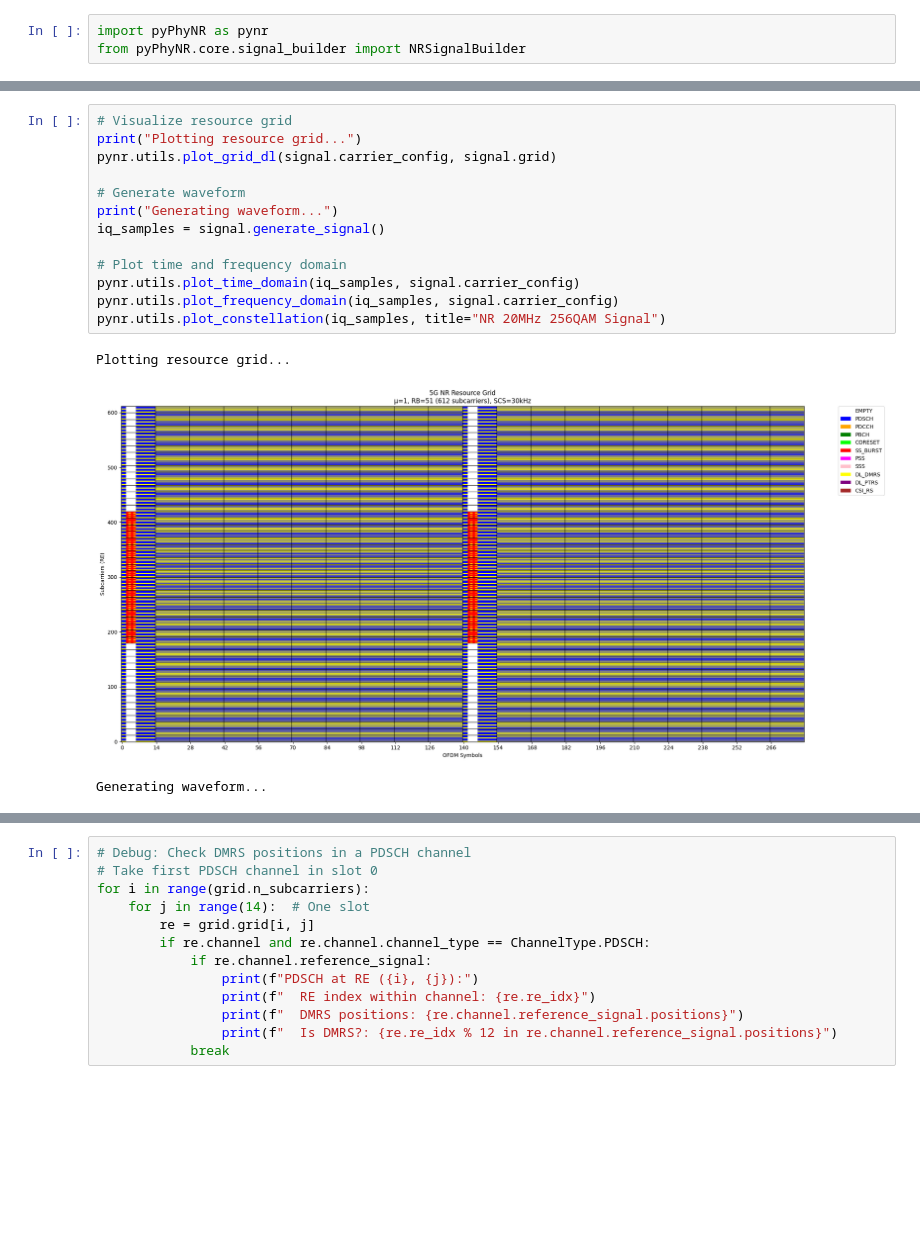
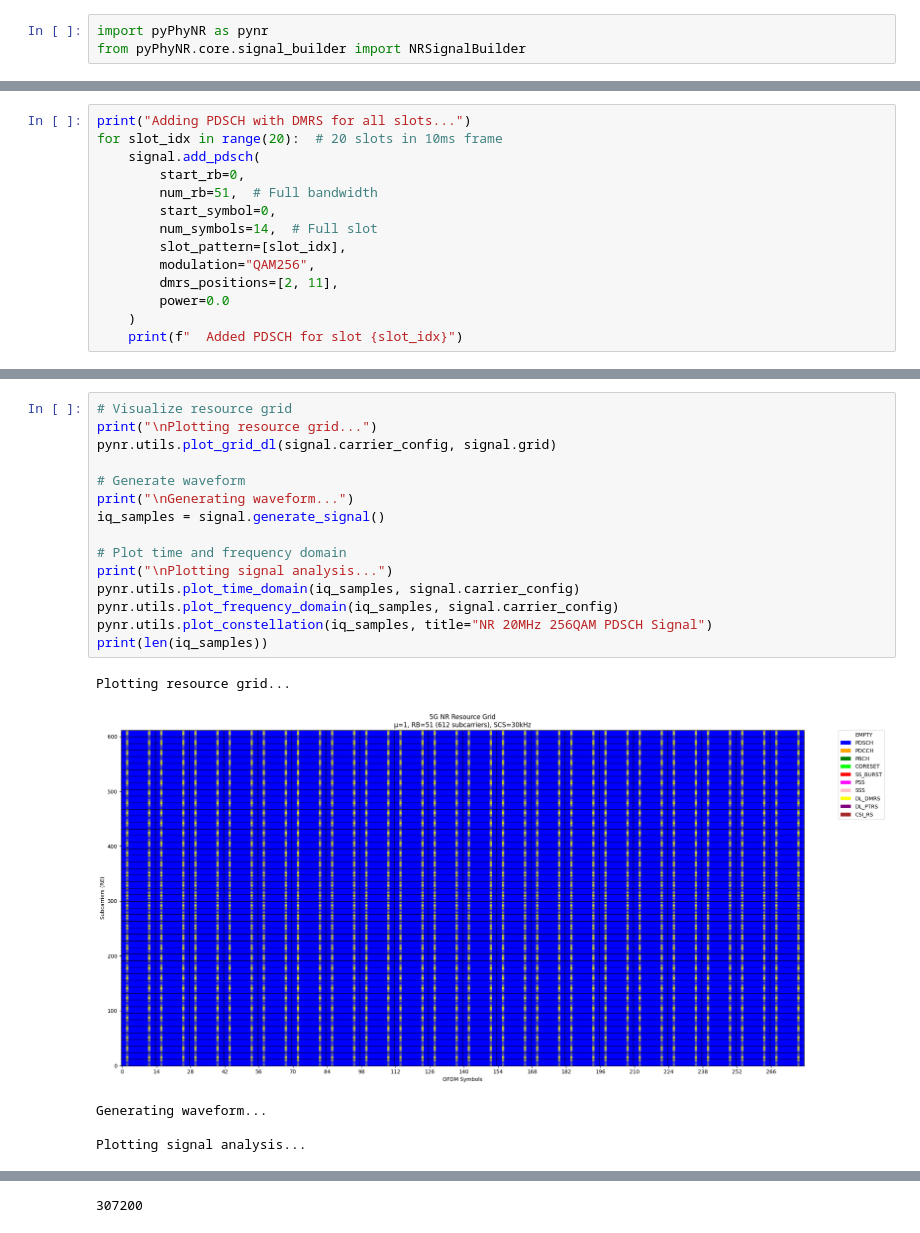
Before and after one commit to kir812/pyPhyNR, a Jupyter notebook: notebooks/nr20m_256qam_test.ipynb, the cells around one changed output, grey strips where cells are left out. Saved outputs shown, nothing was run; the diff lists cells and outputs as text; blank space fills up the shorter version.

Commit message:
Simplified dmrs generation for PDSCH
dmrs gen for PDSCH

```diff
--- a/notebooks/nr20m_256qam_test.ipynb
+++ b/notebooks/nr20m_256qam_test.ipynb
@@ -132,0 +30,14 @@ signal.add_pdsch(
+# %%
+print("Adding PDSCH with DMRS for all slots...")
+for slot_idx in range(20):  # 20 slots in 10ms frame
+    signal.add_pdsch(
+        start_rb=0,
+        num_rb=51,  # Full bandwidth
+        start_symbol=0,
+        num_symbols=14,  # Full slot
+        slot_pattern=[slot_idx],
+        modulation="QAM256",
+        dmrs_positions=[2, 11],
+        power=0.0
+    )
+    print(f"  Added PDSCH for slot {slot_idx}")
@@ -133,17 +62,21 @@ signal.add_pdsch(
 # %%
 # Visualize resource grid
-print("Plotting resource grid...")
+print("\nPlotting resource grid...")
 pynr.utils.plot_grid_dl(signal.carrier_config, signal.grid)
 
 # Generate waveform
-print("Generating waveform...")
+print("\nGenerating waveform...")
 iq_samples = signal.generate_signal()
 
 # Plot time and frequency domain
+print("\nPlotting signal analysis...")
 pynr.utils.plot_time_domain(iq_samples, signal.carrier_config)
 pynr.utils.plot_frequency_domain(iq_samples, signal.carrier_config)
-pynr.utils.plot_constellation(iq_samples, title="NR 20MHz 256QAM Signal")
+pynr.utils.plot_constellation(iq_samples, title="NR 20MHz 256QAM PDSCH Signal")
+print(len(iq_samples))
 # %% [output]
 Plotting resource grid...
-[figure, old version]
+[figure, new version]
 Generating waveform...
+
+Plotting signal analysis...
@@ -153,13 +86 @@ Generating waveform...
+307200
-# %%
-# Debug: Check DMRS positions in a PDSCH channel
-# Take first PDSCH channel in slot 0
-for i in range(grid.n_subcarriers):
-    for j in range(14):  # One slot
-        re = grid.grid[i, j]
-        if re.channel and re.channel.channel_type == ChannelType.PDSCH:
-            if re.channel.reference_signal:
-                print(f"PDSCH at RE ({i}, {j}):")
-                print(f"  RE index within channel: {re.re_idx}")
-                print(f"  DMRS positions: {re.channel.reference_signal.positions}")
-                print(f"  Is DMRS?: {re.re_idx % 12 in re.channel.reference_signal.positions}")
-            break
```
Also changed, not shown: parts of 6 cells of this notebook, 11 other files.
